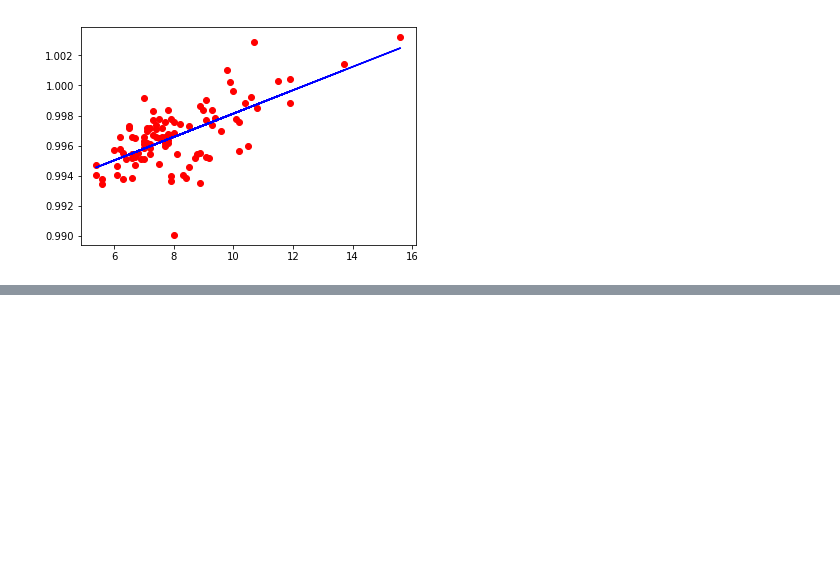
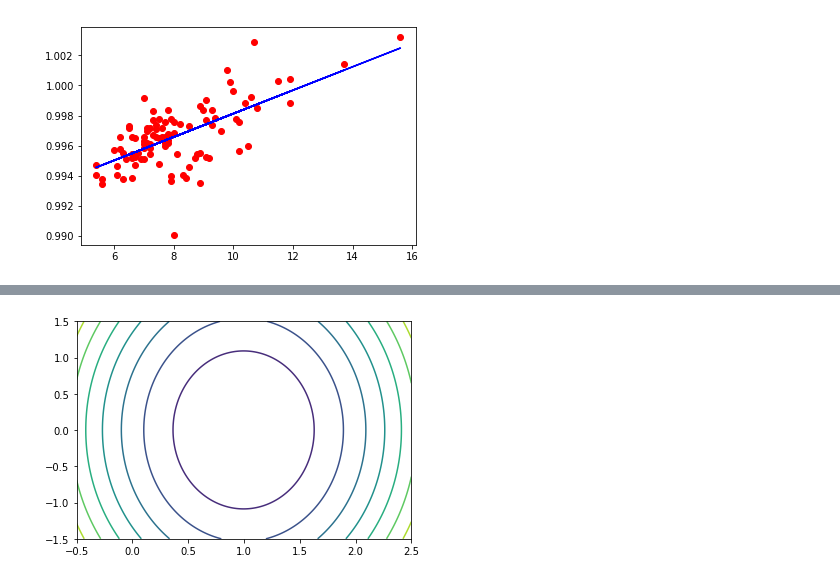
Before and after one commit to DivyanshuSaxena/Machine-Learning-Assignments, a Jupyter notebook: linear-regression.ipynb, the cells around one changed output, grey strips where cells are left out. Cells and saved outputs as stored; diff of their text form; code cells hidden in the pictures; blank space fills up the shorter version.

Commit message:
Contour plot done for linear regression

```diff
--- a/linear-regression.ipynb
+++ b/linear-regression.ipynb
@@ -122,0 +125,13 @@ plt.plot(x_i_raw, h_theta, 'b-')
+# %%
+plt.ion()
+contour_plot = plt.plot([], [], 'r.')[0]
+plt.contour(theta_0_surface, theta_1_surface, error_func_surface)
+
+for i in range(num_iterations-1):
+    contour_plot.set_xdata(theta_0[:i])
+    contour_plot.set_ydata(theta_1[:i])
+    plt.pause(0.2)
+
+plt.show()
+# %% [output]
+[figure, added]
```
Also changed, not shown: parts of 3 cells of this notebook, 1 other file.
